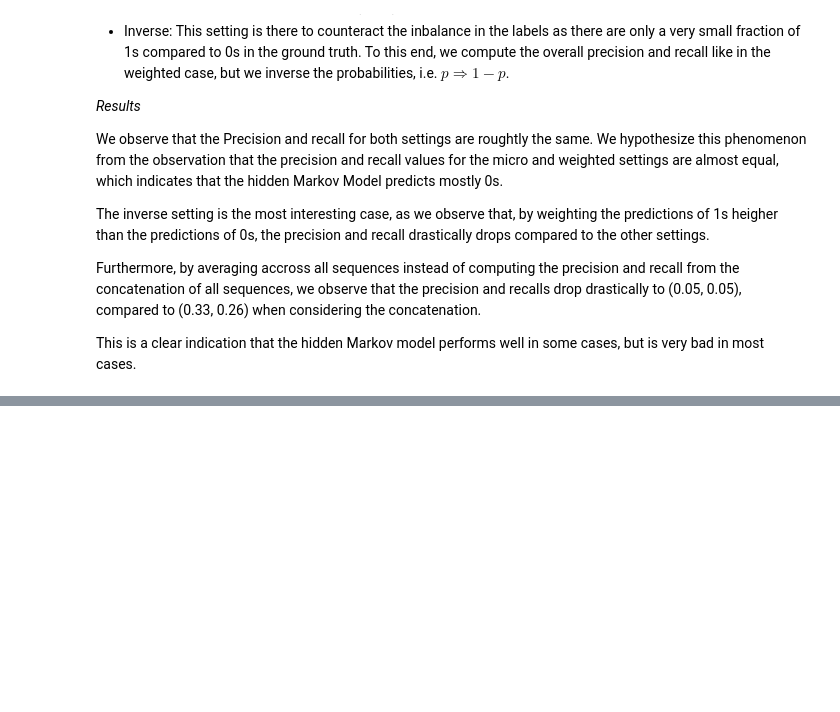
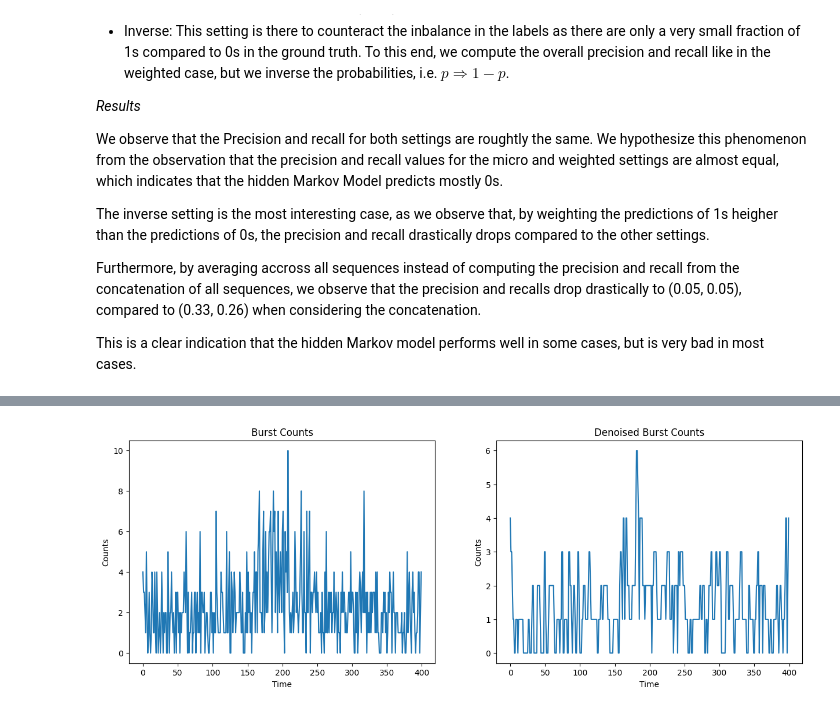
Before and after one commit to FelixCeard/Statistical-Learning-, a Jupyter notebook: sheet-01/code.ipynb, the cells around one changed output, grey strips where cells are left out. Cells and saved outputs as stored; diff of their text form; code cells hidden in the pictures; blank space fills up the shorter version.

```diff
--- a/sheet-01/code.ipynb
+++ b/sheet-01/code.ipynb
@@ -1259,0 +1392,3 @@ This is a clear indication that the hidden Markov model performs well in some ca
+# %%
+df = pd.read_csv('./burst_counts.csv')
+df
@@ -1259,0 +1409,34 @@ This is a clear indication that the hidden Markov model performs well in some ca
+# %%
+def denoise(seq: List[int]) -> List[int]:
+
+    new_seq = [seq[0]]
+    for i in range(1, len(seq)-1):
+        if seq[i] > seq[i-1] and seq[i] > seq[i+1]:
+            new_seq.append(int((seq[i-1] + seq[i+1]) / 2))
+        else:
+            new_seq.append(seq[i])
+    new_seq.append(seq[-1])
+
+    return new_seq
+
+df['counts_denoised'] = denoise(df['counts'].values)
+for i in range(100):
+    df['counts_denoised'] = denoise(df['counts_denoised'].values)
+# %%
+fig, ax = plt.subplots(1, 2, figsize=(15, 5))
+
+ax[0].plot(df['counts'])
+# ax[0].axhline(y=average_value, color='r', linestyle='--', label='Average Value')
+ax[0].set_xlabel('Time')
+ax[0].set_ylabel('Counts')
+# ax[0].legend()
+ax[0].set_title('Burst Counts')
+
+ax[1].plot(df['counts_denoised'])
+ax[1].set_xlabel('Time')
+ax[1].set_ylabel('Counts')
+# ax[1].legend()
+ax[1].set_title('Denoised Burst Counts')
+plt.show()
+# %% [output]
+[figure, added]
```
Also changed, not shown: parts of 40 cells of this notebook, 7 other files.
